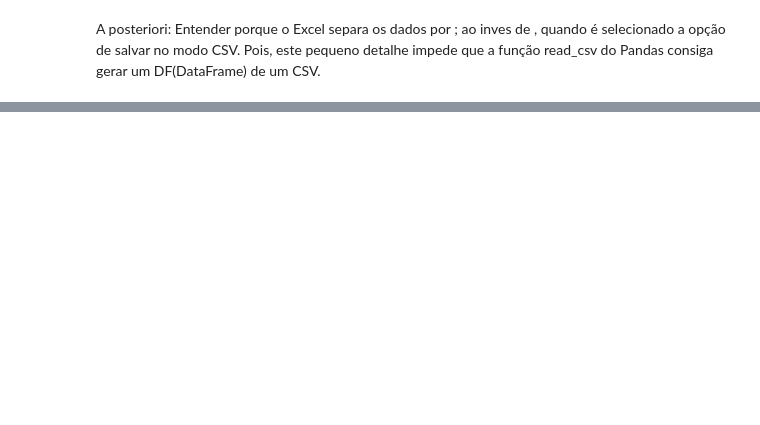
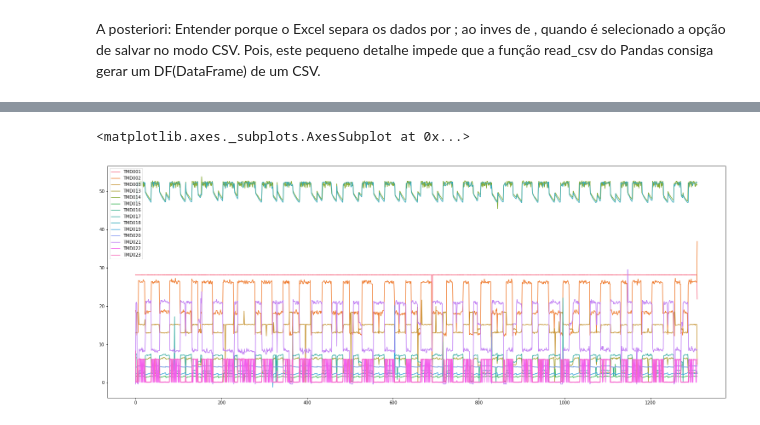
Before and after one commit to marciodbotas/CAP394, a Jupyter notebook: CAP392_Trabalho.ipynb, the cells around one changed output, grey strips where cells are left out. Cells and saved outputs as stored; diff of their text form; code cells hidden in the pictures; blank space fills up the shorter version.

```diff
--- a/CAP392_Trabalho.ipynb
+++ b/CAP392_Trabalho.ipynb
@@ -32,0 +92,3 @@ Pois, este pequeno detalhe impede que a função read_csv do Pandas consiga gera
+# %%
+rawData = rawData[ ["OBTIME", "TMD001", "TMD002", "TMD003", "TMD013", "TMD014", "TMD015", "TMD016", "TMD017", "TMD018", "TMD019", "TMD020", "TMD021", "TMD022", "TMD023"] ]
+rawData
@@ -32,0 +196,8 @@ Pois, este pequeno detalhe impede que a função read_csv do Pandas consiga gera
+# %%
+rawData = rawData.drop(columns=['OBTIME','Date','Time'])
+# %%
+plt.figure(figsize=(26, 10))
+sns.lineplot(data=rawData, dashes=False)
+# %% [output]
+<matplotlib.axes._subplots.AxesSubplot at 0x...>
+[figure, added]
```
Also changed, not shown: parts of 28 cells of this notebook.
